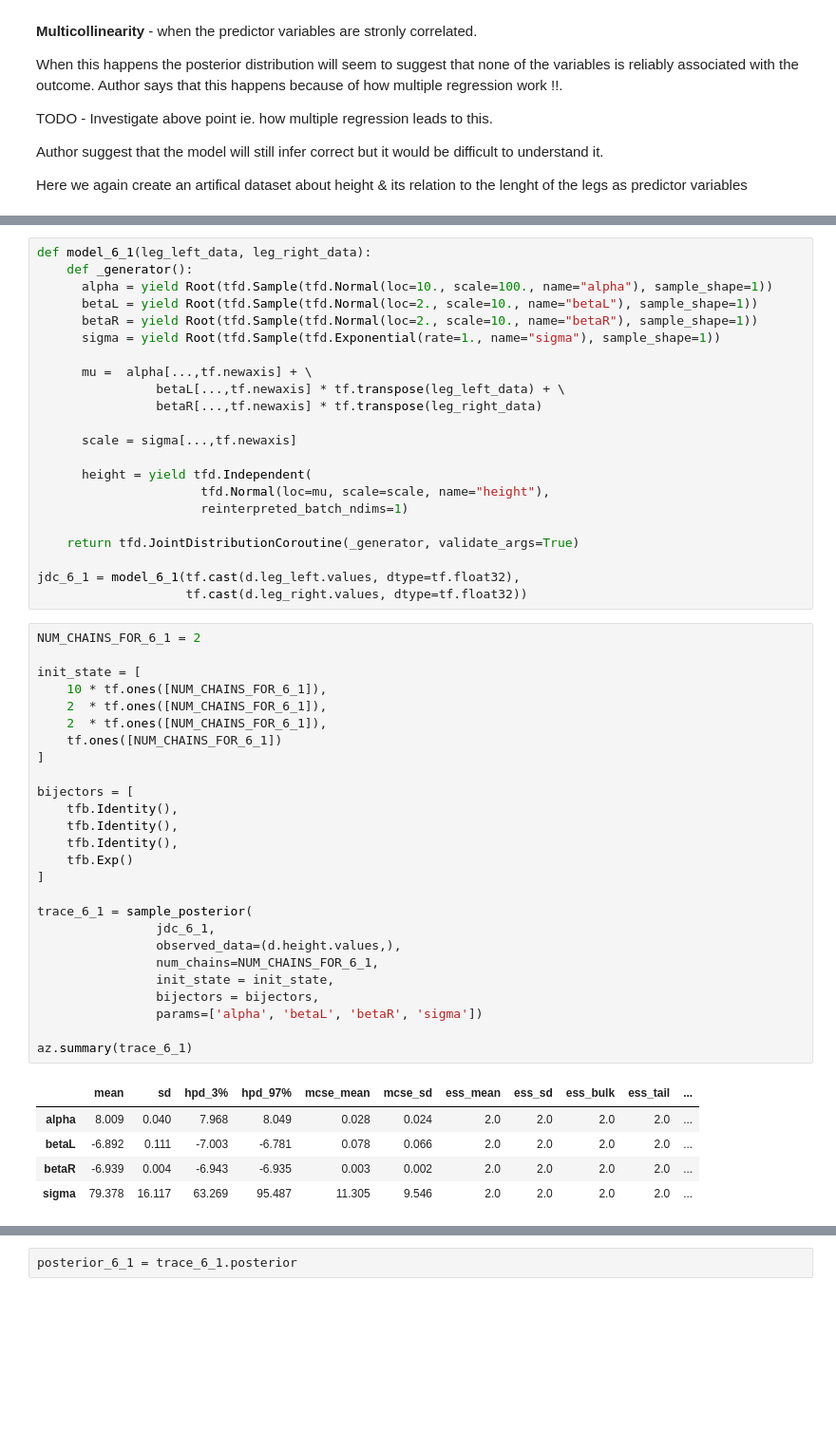
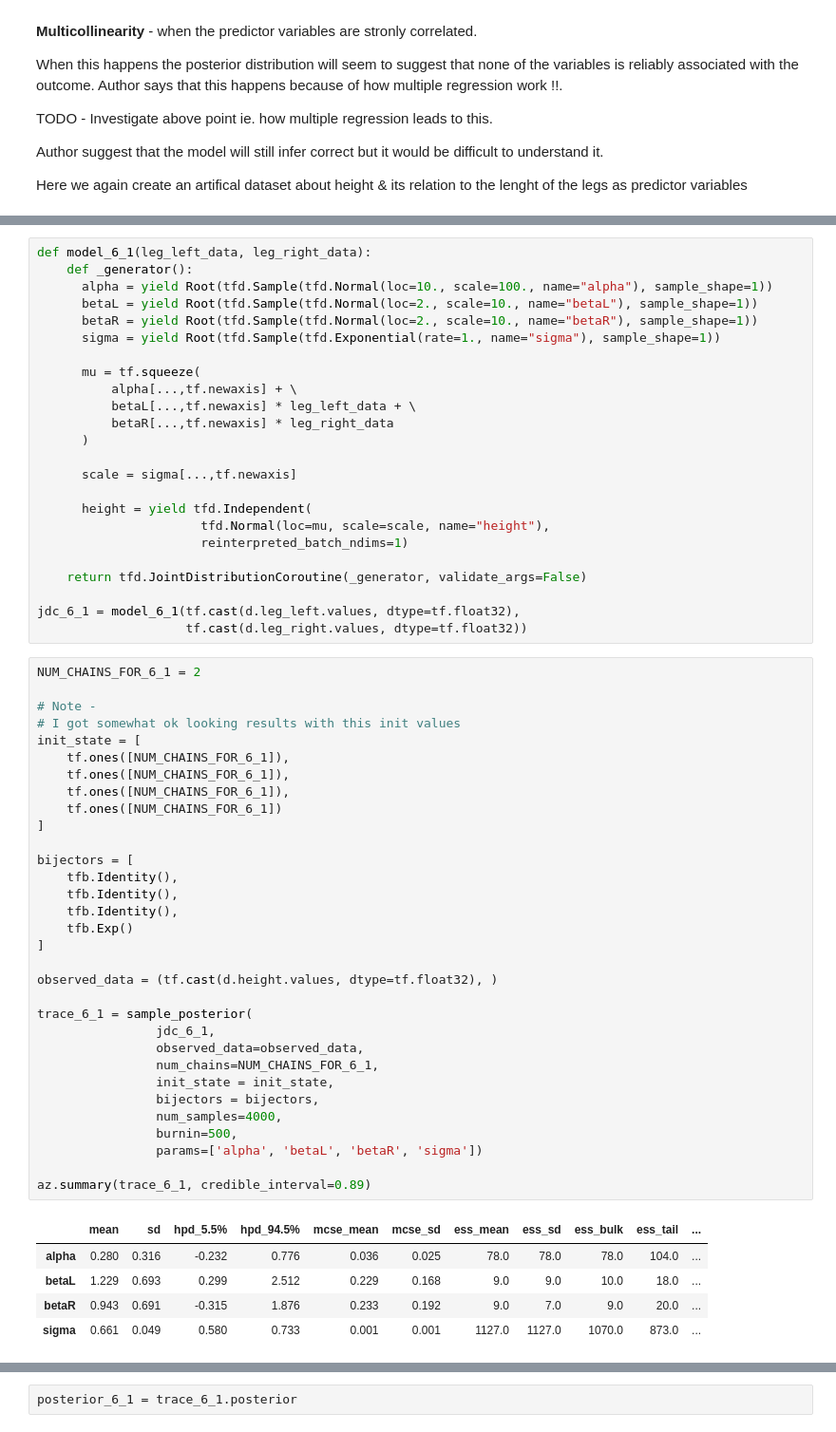
Before and after one commit to ksachdeva/rethinking-tensorflow-probability, a Jupyter notebook: notebooks/06_the_haunted_dag_and_the_causal_terror.ipynb, the cells around one changed output, grey strips where cells are left out. Shown at 95% size. Saved outputs shown, nothing was run; the diff lists cells and outputs as text; blank space fills up the shorter version.

```diff
--- a/notebooks/06_the_haunted_dag_and_the_causal_terror.ipynb
+++ b/notebooks/06_the_haunted_dag_and_the_causal_terror.ipynb
@@ -283,9 +296,11 @@ def model_6_1(leg_left_data, leg_right_data):
       betaR = yield Root(tfd.Sample(tfd.Normal(loc=2., scale=10., name="betaR"), sample_shape=1))
       sigma = yield Root(tfd.Sample(tfd.Exponential(rate=1., name="sigma"), sample_shape=1))
 
-      mu =  alpha[...,tf.newaxis] + \
-                betaL[...,tf.newaxis] * tf.transpose(leg_left_data) + \
-                betaR[...,tf.newaxis] * tf.transpose(leg_right_data)
+      mu = tf.squeeze(
+          alpha[...,tf.newaxis] + \
+          betaL[...,tf.newaxis] * leg_left_data + \
+          betaR[...,tf.newaxis] * leg_right_data
+      )
 
       scale = sigma[...,tf.newaxis]
 
@@ -293,40 +308,46 @@ def model_6_1(leg_left_data, leg_right_data):
                       tfd.Normal(loc=mu, scale=scale, name="height"),
                       reinterpreted_batch_ndims=1)
 
-    return tfd.JointDistributionCoroutine(_generator, validate_args=True)
+    return tfd.JointDistributionCoroutine(_generator, validate_args=False)
 
 jdc_6_1 = model_6_1(tf.cast(d.leg_left.values, dtype=tf.float32),
                     tf.cast(d.leg_right.values, dtype=tf.float32))
 # %%
 NUM_CHAINS_FOR_6_1 = 2
 
+# Note -
+# I got somewhat ok looking results with this init values
 init_state = [
-    10 * tf.ones([NUM_CHAINS_FOR_6_1]),
-    2  * tf.ones([NUM_CHAINS_FOR_6_1]),
-    2  * tf.ones([NUM_CHAINS_FOR_6_1]),
+    tf.ones([NUM_CHAINS_FOR_6_1]),
+    tf.ones([NUM_CHAINS_FOR_6_1]),
+    tf.ones([NUM_CHAINS_FOR_6_1]),
     tf.ones([NUM_CHAINS_FOR_6_1])
 ]
 
 bijectors = [
     tfb.Identity(),
     tfb.Identity(),
     tfb.Identity(),
     tfb.Exp()
 ]
 
+observed_data = (tf.cast(d.height.values, dtype=tf.float32), )
+
 trace_6_1 = sample_posterior(
                 jdc_6_1,
-                observed_data=(d.height.values,),
+                observed_data=observed_data,
                 num_chains=NUM_CHAINS_FOR_6_1,
                 init_state = init_state,
                 bijectors = bijectors,
+                num_samples=4000,
+                burnin=500,
                 params=['alpha', 'betaL', 'betaR', 'sigma'])
 
-az.summary(trace_6_1)
+az.summary(trace_6_1, credible_interval=0.89)
 # %% [output]
-|  | mean | sd | hpd_3% | hpd_97% | mcse_mean | mcse_sd | ess_mean | ess_sd | ess_bulk | ess_tail | ... |
-| alpha | 8.009 | 0.040 | 7.968 | 8.049 | 0.028 | 0.024 | 2.0 | 2.0 | 2.0 | 2.0 | ... |
-| betaL | -6.892 | 0.111 | -7.003 | -6.781 | 0.078 | 0.066 | 2.0 | 2.0 | 2.0 | 2.0 | ... |
-| betaR | -6.939 | 0.004 | -6.943 | -6.935 | 0.003 | 0.002 | 2.0 | 2.0 | 2.0 | 2.0 | ... |
-| sigma | 79.378 | 16.117 | 63.269 | 95.487 | 11.305 | 9.546 | 2.0 | 2.0 | 2.0 | 2.0 | ... |
+|  | mean | sd | hpd_5.5% | hpd_94.5% | mcse_mean | mcse_sd | ess_mean | ess_sd | ess_bulk | ess_tail | ... |
+| alpha | 0.280 | 0.316 | -0.232 | 0.776 | 0.036 | 0.025 | 78.0 | 78.0 | 78.0 | 104.0 | ... |
+| betaL | 1.229 | 0.693 | 0.299 | 2.512 | 0.229 | 0.168 | 9.0 | 9.0 | 10.0 | 18.0 | ... |
+| betaR | 0.943 | 0.691 | -0.315 | 1.876 | 0.233 | 0.192 | 9.0 | 7.0 | 9.0 | 20.0 | ... |
+| sigma | 0.661 | 0.049 | 0.580 | 0.733 | 0.001 | 0.001 | 1127.0 | 1127.0 | 1070.0 | 873.0 | ... |
 # %%
```
Also changed, not shown: parts of 69 cells of this notebook, 28 other files.
